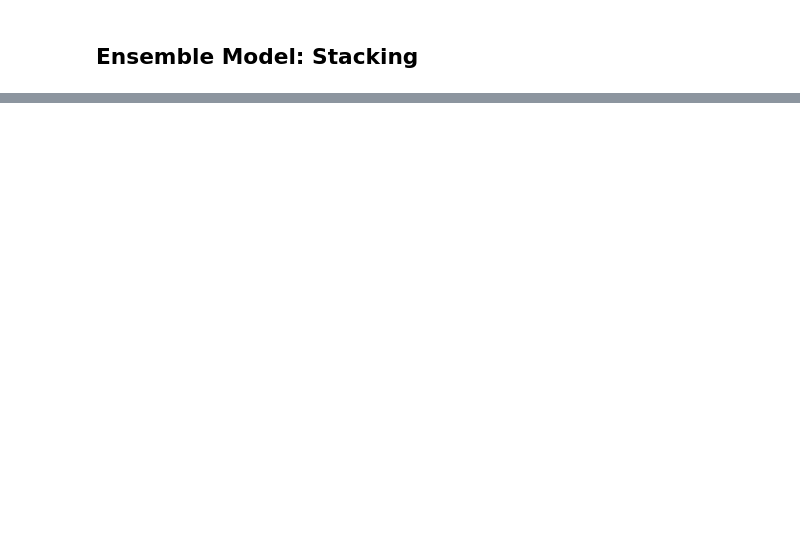
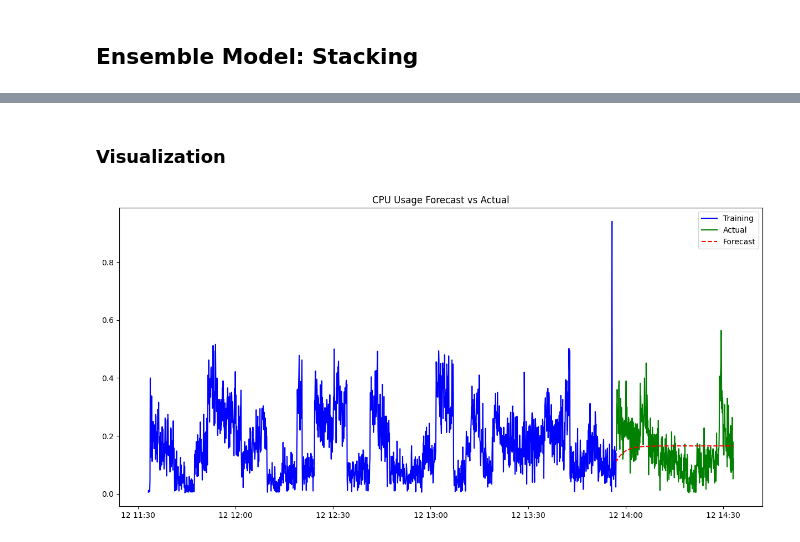
Before and after one commit to meng-rcis/rcie-system-metrics-prediction, a Jupyter notebook: two-stages/metrics/v2/v2.2/metrics.ensemble.stacking.ipynb, the cells around one changed output, grey strips where cells are left out. Drawn from its saved outputs; the diff is of its cells as text; code cells hidden in the pictures; blank space fills up the shorter version.

```diff
--- a/two-stages/metrics/v2/v2.2/metrics.ensemble.stacking.ipynb
+++ b/two-stages/metrics/v2/v2.2/metrics.ensemble.stacking.ipynb
@@ -71,0 +67,4 @@ You can set `force_col_wise=true` to remove the overhead.
+# %%
+### ARIMA - CPU Usage
+
+cpu_arima_forecast = cpu_arima_model.forecast(steps=len(test_cpu))
@@ -71,0 +77,21 @@ You can set `force_col_wise=true` to remove the overhead.
+# %% [markdown]
+### Visualization
+# %%
+### ARIMA - CPU Usage
+
+plt.figure(figsize=(15,7))
+
+# Plotting training data
+plt.plot(train_cpu.index, train_cpu, label='Training', color='blue')
+
+# Plotting actual test data
+plt.plot(test_cpu.index, test_cpu, label='Actual', color='green')
+
+# Plotting forecast
+plt.plot(test_cpu.index, cpu_arima_forecast, label='Forecast', color='red', linestyle='--')
+
+plt.title('CPU Usage Forecast vs Actual')
+plt.legend()
+plt.show()
+# %% [output]
+[figure, added]
```
Also changed, not shown: parts of 17 cells of this notebook.
